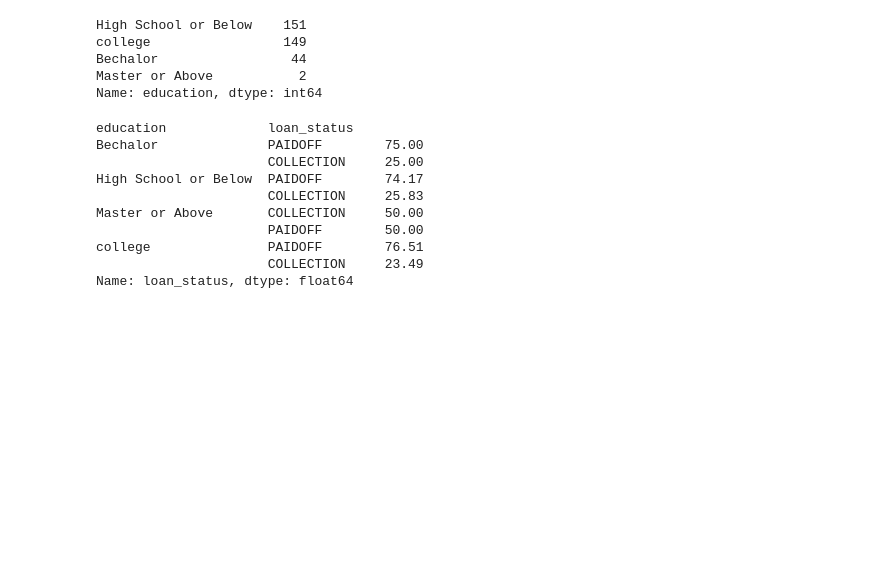
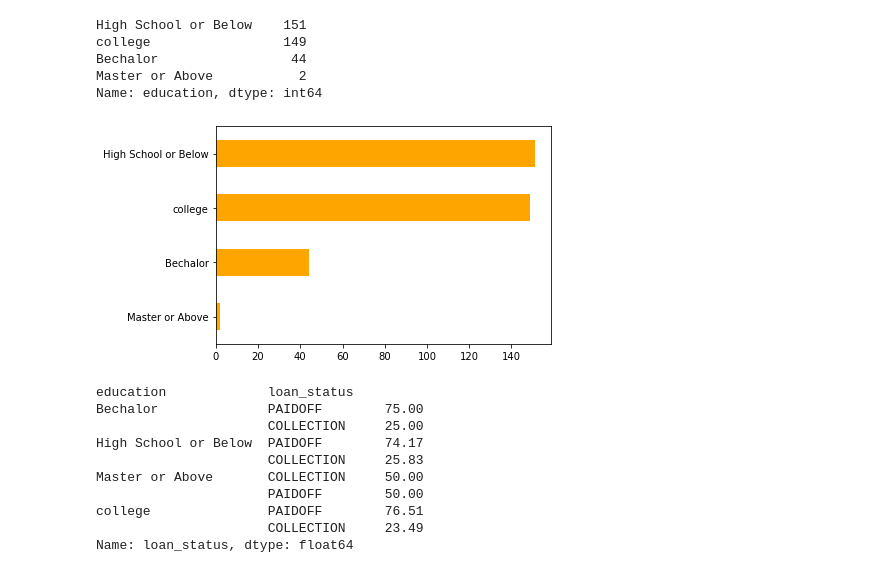
Before and after one commit to luishernand/Mis-proyectos-de-ML-por-tipo-Industrias, a Jupyter notebook: Sector Bancario-Seguros/Incumplimiento_prestamos/Load Prediction.ipynb, the cells around one changed output. Cells and saved outputs as stored; diff of their text form; code cells hidden in the pictures; blank space fills up the shorter version.

```diff
--- a/Sector Bancario-Seguros/Incumplimiento_prestamos/Load Prediction.ipynb
+++ b/Sector Bancario-Seguros/Incumplimiento_prestamos/Load Prediction.ipynb
@@ -141,6 +166,10 @@ college                 149
 Bechalor                 44
 Master or Above           2
 Name: education, dtype: int64
+# %%
+df['education'].value_counts().sort_values().plot(kind='barh', color ='orange');
+# %% [output]
+[figure, added]
 # %%
 education = round(df.groupby('education')['loan_status'].value_counts(normalize =True)*100,2)
 education
```
Also changed, not shown: parts of 13 cells of this notebook.
